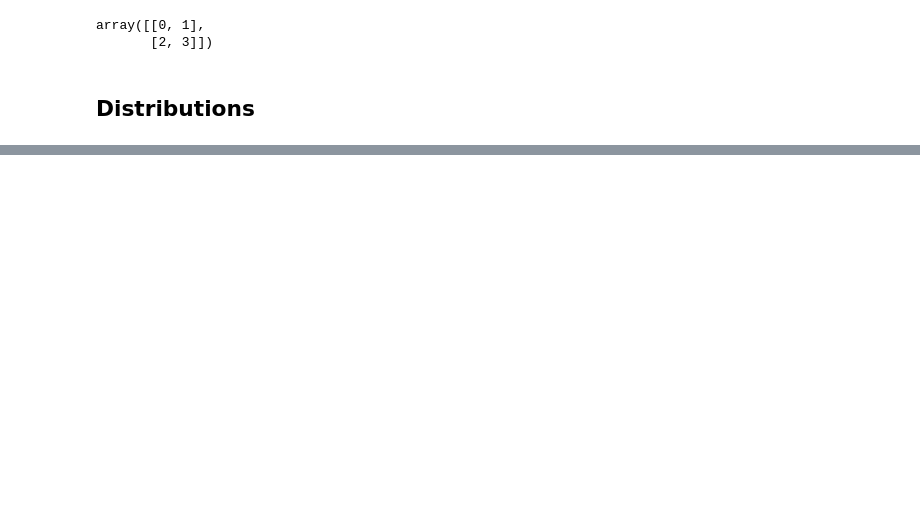
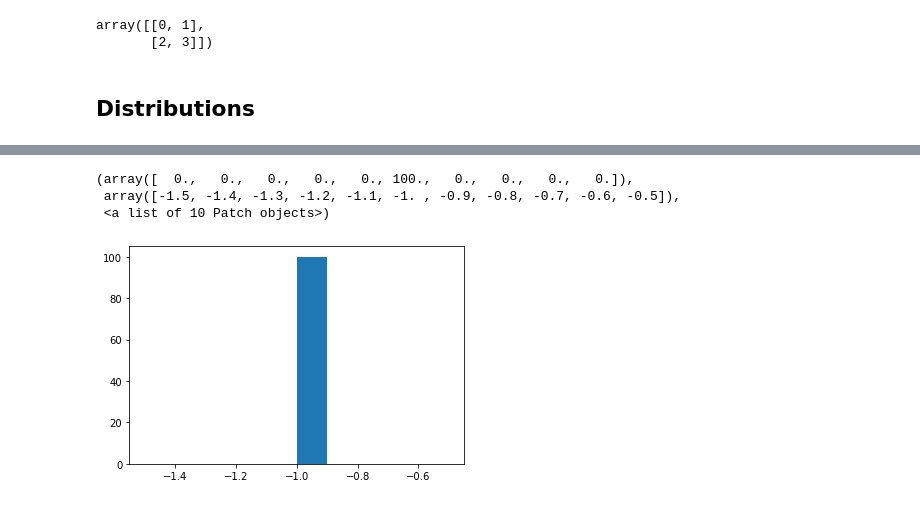
Before and after one commit to AineNicD/numpy-random, a Jupyter notebook: numpy-random.ipynb, the cells around one changed output, grey strips where cells are left out. Drawn from its saved outputs; the diff is of its cells as text; code cells hidden in the pictures; blank space fills up the shorter version.

```diff
--- a/numpy-random.ipynb
+++ b/numpy-random.ipynb
@@ -241 +346,10 @@ A random distribution is a set of random numbers that follow a certain probabili
+# %%
+#np.random.default_rng().normal(mu,sigma,1000)
+x = np.random.default_rng().normal(-1, 0, 100)
+plt.hist(x)
+# %% [output]
+(array([  0.,   0.,   0.,   0.,   0., 100.,   0.,   0.,   0.,   0.]),
+ array([-1.5, -1.4, -1.3, -1.2, -1.1, -1. , -0.9, -0.8, -0.7, -0.6, -0.5]),
+ <a list of 10 Patch objects>)
+[figure, added]
 # %% [markdown]
```
Also changed, not shown: parts of 63 cells of this notebook, 3 other files.
